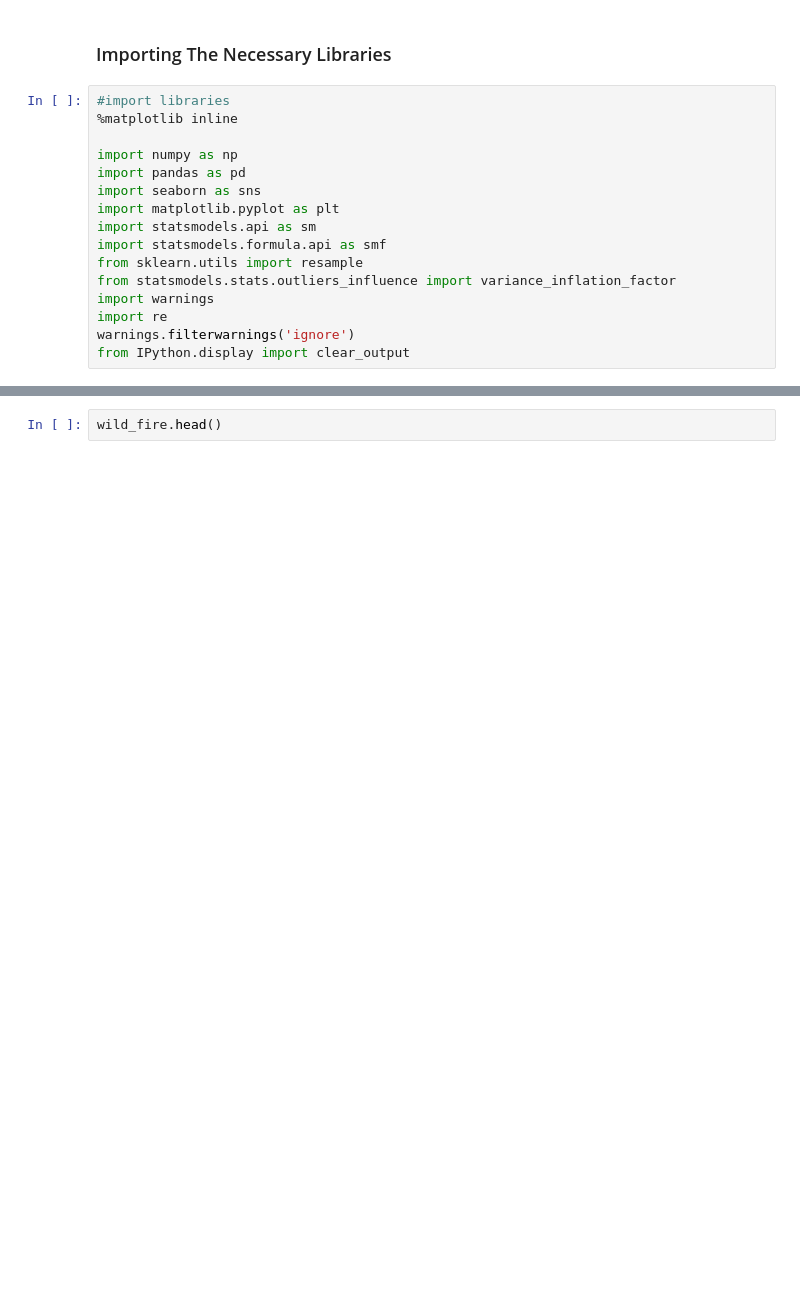
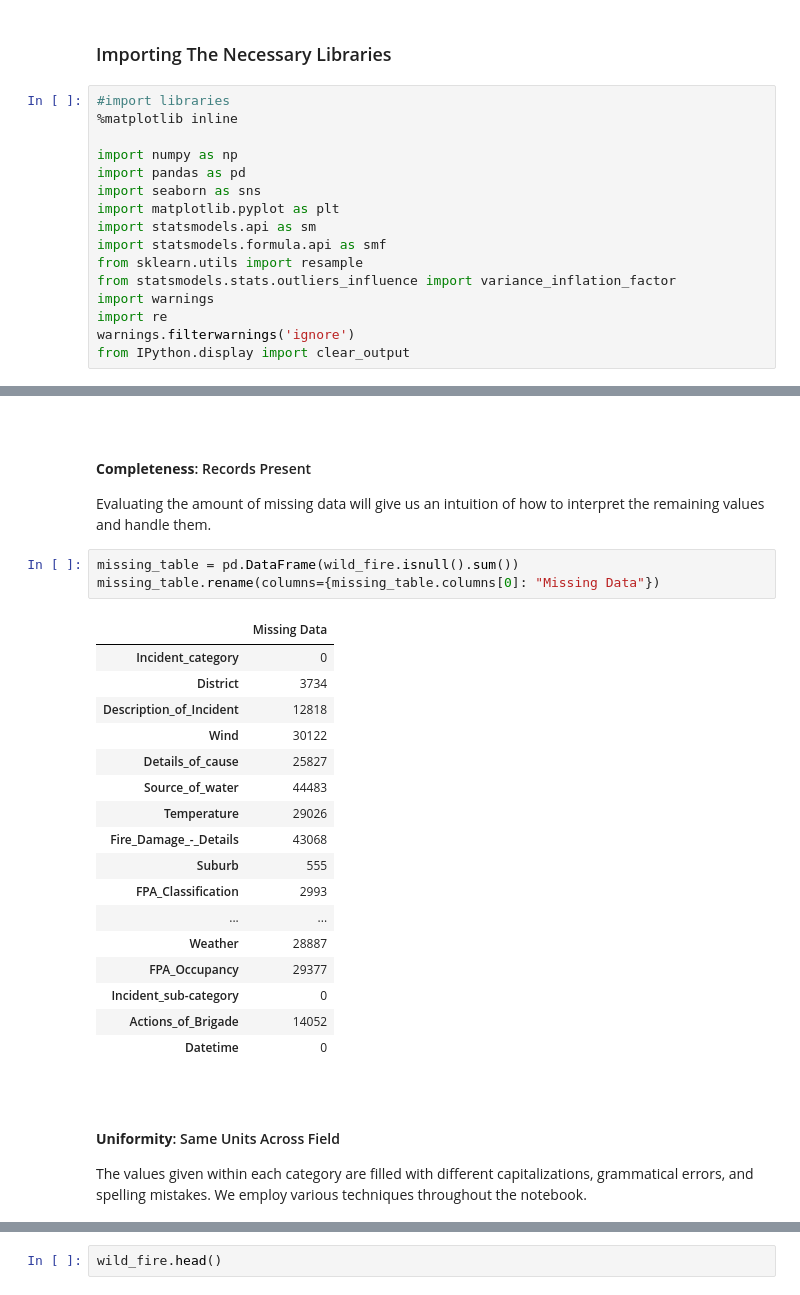
Before and after one commit to Sfami/PublicDAE, a Jupyter notebook: Vegetation Fires In Cape Town/Vegetation Fires In Cape Town.ipynb, the cells around one changed output, grey strips where cells are left out. Saved outputs shown, nothing was run; the diff lists cells and outputs as text; blank space fills up the shorter version.

```diff
--- a/Vegetation Fires In Cape Town/Vegetation Fires In Cape Town.ipynb
+++ b/Vegetation Fires In Cape Town/Vegetation Fires In Cape Town.ipynb
@@ -121,0 +163,31 @@ memory usage: 13.5+ MB
+# %% [markdown]
+<a id="section_4_3" name="section_4_3"></a>
+# %% [markdown]
+<h4><strong>Completeness</strong>: Records Present</h4>
+Evaluating the amount of missing data will give us an intuition of how to interpret the remaining values and handle them.
+# %%
+missing_table = pd.DataFrame(wild_fire.isnull().sum())
+missing_table.rename(columns={missing_table.columns[0]: "Missing Data"})
+# %% [output]
+|  | Missing Data |
+| Incident_category | 0 |
+| District | 3734 |
+| Description_of_Incident | 12818 |
+| Wind | 30122 |
+| Details_of_cause | 25827 |
+| Source_of_water | 44483 |
+| Temperature | 29026 |
+| Fire_Damage_-_Details | 43068 |
+| Suburb | 555 |
+| FPA_Classification | 2993 |
+| ... | ... |
+| Weather | 28887 |
+| FPA_Occupancy | 29377 |
+| Incident_sub-category | 0 |
+| Actions_of_Brigade | 14052 |
+| Datetime | 0 |
+# %% [markdown]
+<a id="section_4_5" name="section_4_5"></a>
+# %% [markdown]
+<h4><strong>Uniformity</strong>: Same Units Across Field</h4>
+The values given within each category are filled with different capitalizations, grammatical errors, and spelling mistakes. We employ various techniques throughout the notebook.
```
Also changed, not shown: parts of 45 cells of this notebook, 1 other file.
